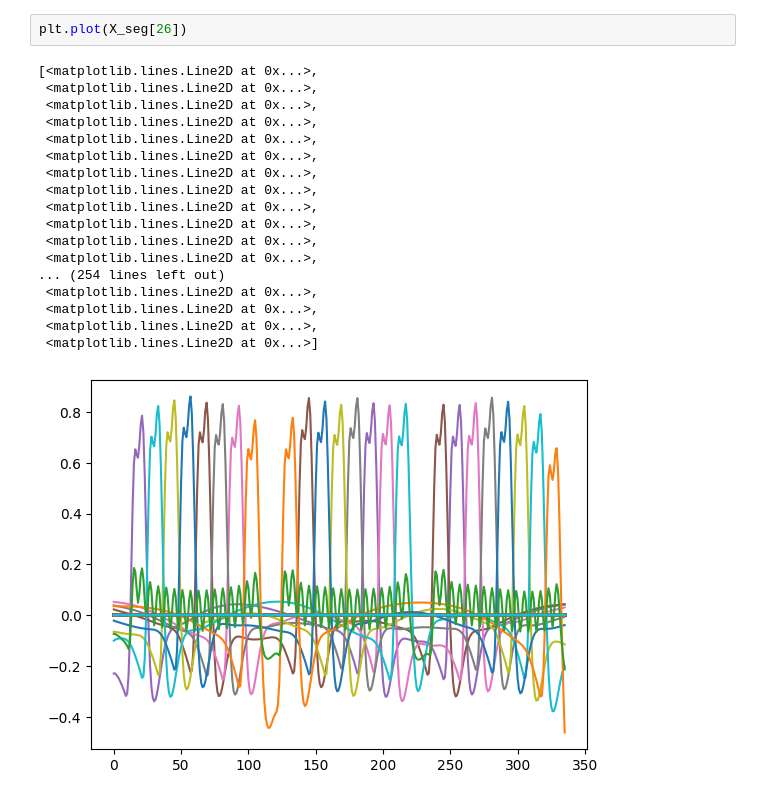
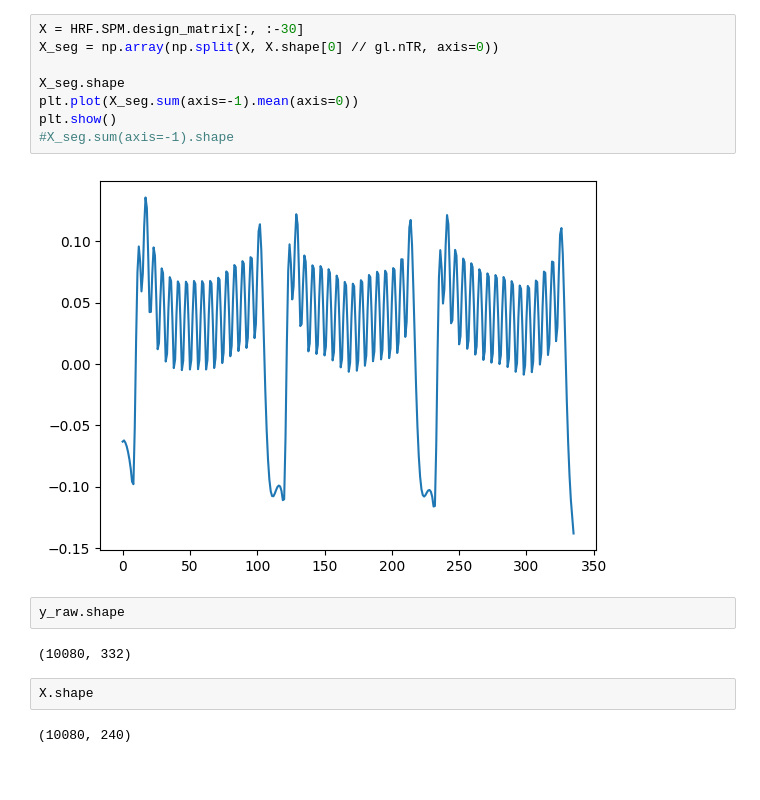
Before and after one commit to mnlmrc/extension-flexion-chords, a Jupyter notebook: notebooks/hrf_individual.ipynb, the cells around one changed output. Drawn from its saved outputs; the diff is of its cells as text; blank space fills up the shorter version.

```diff
--- a/notebooks/hrf_individual.ipynb
+++ b/notebooks/hrf_individual.ipynb
@@ -90,21 +61,18 @@ plt.imshow(X_seg.sum(axis=0))
-# %%
-plt.plot(X_seg[26])
-# %% [output]
-[<matplotlib.lines.Line2D at 0x...>,
- <matplotlib.lines.Line2D at 0x...>,
- <matplotlib.lines.Line2D at 0x...>,
- <matplotlib.lines.Line2D at 0x...>,
- <matplotlib.lines.Line2D at 0x...>,
- <matplotlib.lines.Line2D at 0x...>,
- <matplotlib.lines.Line2D at 0x...>,
- <matplotlib.lines.Line2D at 0x...>,
- <matplotlib.lines.Line2D at 0x...>,
- <matplotlib.lines.Line2D at 0x...>,
- <matplotlib.lines.Line2D at 0x...>,
- <matplotlib.lines.Line2D at 0x...>,
-... (254 lines left out)
- <matplotlib.lines.Line2D at 0x...>,
- <matplotlib.lines.Line2D at 0x...>,
- <matplotlib.lines.Line2D at 0x...>,
- <matplotlib.lines.Line2D at 0x...>]
-[figure, removed]
+# %%
+X = HRF.SPM.design_matrix[:, :-30]
+X_seg = np.array(np.split(X, X.shape[0] // gl.nTR, axis=0))
+
+X_seg.shape
+plt.plot(X_seg.sum(axis=-1).mean(axis=0))
+plt.show()
+#X_seg.sum(axis=-1).shape
+# %% [output]
+[figure, added]
+# %%
+y_raw.shape
+# %% [output]
+(10080, 332)
+# %%
+X.shape
+# %% [output]
+(10080, 240)
```
Also changed, not shown: parts of 8 cells of this notebook, 9 other files.
